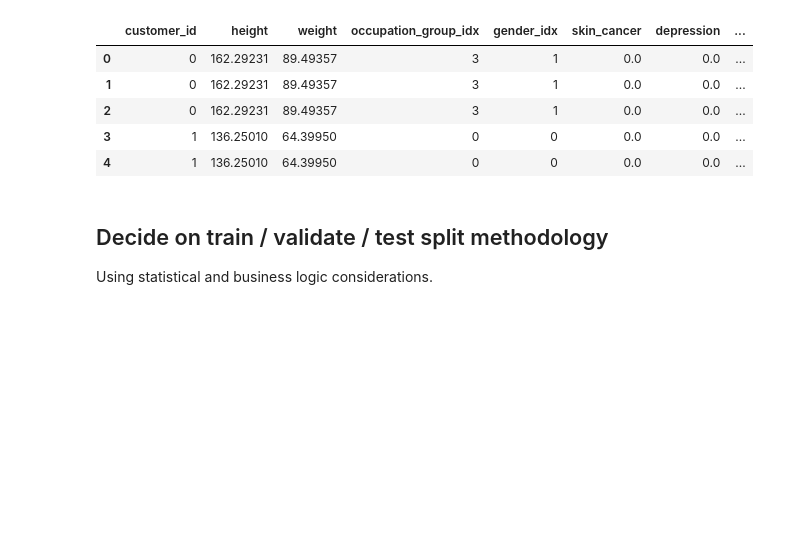
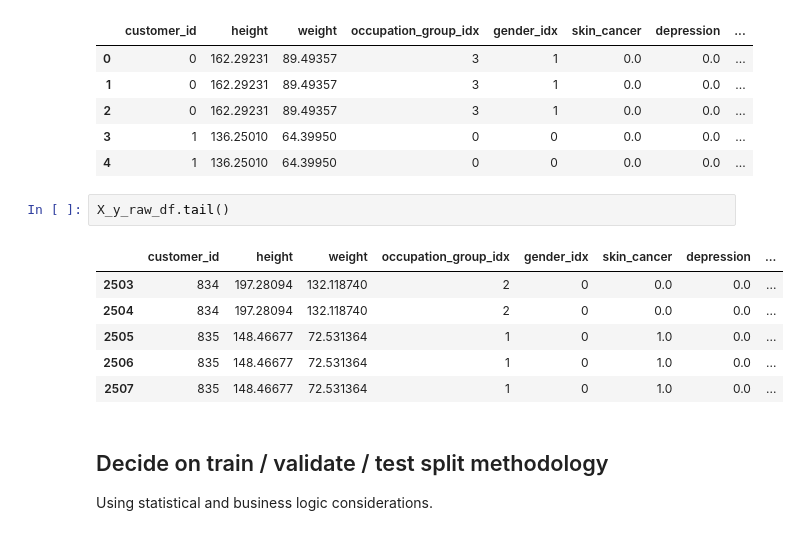
Before and after one commit to munichpavel/risk-ai-workshop, a Jupyter notebook: notebooks/high-risk-exercises.ipynb, the cells around one changed output. Saved outputs shown, nothing was run; the diff lists cells and outputs as text; blank space fills up the shorter version.

```diff
--- a/notebooks/high-risk-exercises.ipynb
+++ b/notebooks/high-risk-exercises.ipynb
@@ -132,6 +132,15 @@ X_y_raw_df.head()
 | 2 | 0 | 162.29231 | 89.49357 | 3 | 1 | 0.0 | 0.0 | ... |
 | 3 | 1 | 136.25010 | 64.39950 | 0 | 0 | 0.0 | 0.0 | ... |
 | 4 | 1 | 136.25010 | 64.39950 | 0 | 0 | 0.0 | 0.0 | ... |
+# %%
+X_y_raw_df.tail()
+# %% [output]
+|  | customer_id | height | weight | occupation_group_idx | gender_idx | skin_cancer | depression | ... |
+| 2503 | 834 | 197.28094 | 132.118740 | 2 | 0 | 0.0 | 0.0 | ... |
+| 2504 | 834 | 197.28094 | 132.118740 | 2 | 0 | 0.0 | 0.0 | ... |
+| 2505 | 835 | 148.46677 | 72.531364 | 1 | 0 | 1.0 | 0.0 | ... |
+| 2506 | 835 | 148.46677 | 72.531364 | 1 | 0 | 1.0 | 0.0 | ... |
+| 2507 | 835 | 148.46677 | 72.531364 | 1 | 0 | 1.0 | 0.0 | ... |
 # %% [markdown]
 ## Decide on train / validate / test split methodology
 
```
Also changed, not shown: 1 other file.
